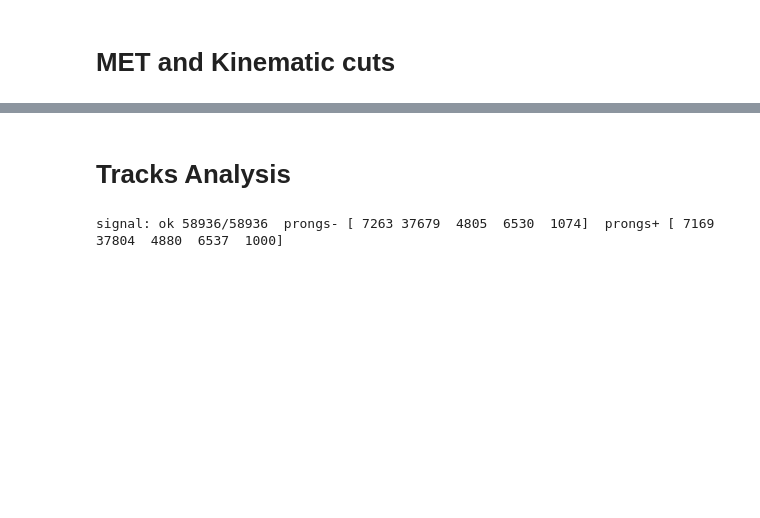
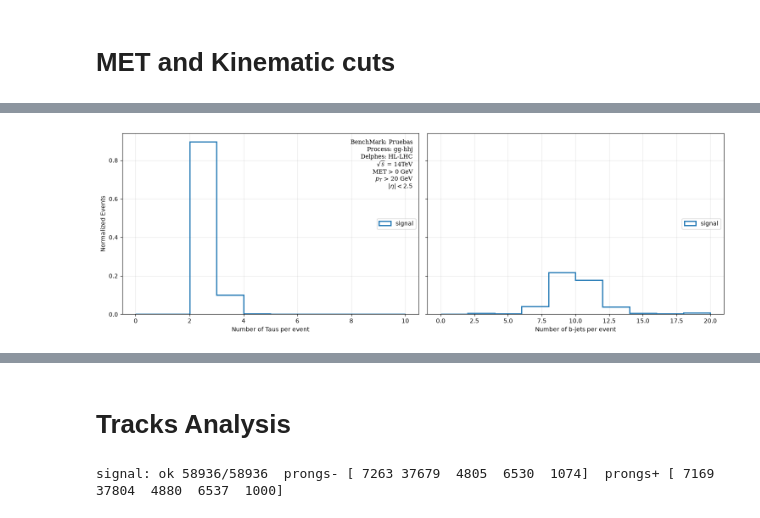
Before and after one commit to Genarobarco/diHiggs-Project, a Jupyter notebook: RecAnalysis/Rec_Onlyfile.ipynb, the cells around one changed output, grey strips where cells are left out. Cells and saved outputs as stored; diff of their text form; code cells hidden in the pictures; blank space fills up the shorter version.

```diff
--- a/RecAnalysis/Rec_Onlyfile.ipynb
+++ b/RecAnalysis/Rec_Onlyfile.ipynb
@@ -306,0 +397,33 @@ jets, tracks, gen = build_objects(all_data, MET_LowerBond, Pre_PT_jet, Pre_eta_j
+# %%
+lim_inf_Ntaus, lim_sup_Ntaus, p_debajo_Ntaus, p_dentro_Ntaus, p_encima_Ntaus = calculo_rangos(0, 10, list(NTaus_gen.values()))
+lim_inf_Nbjets, lim_sup_Nbjets, p_debajo_Nbjets, p_dentro_Nbjets, p_encima_Nbjets = calculo_rangos(0, 20, list(NBjets_gen.values()))
+
+texto_Ntaus = (f"Debajo de {lim_inf_Ntaus} GeV : {p_debajo_Ntaus:.2f}%\n"f"Dentro del rango : {p_dentro_Ntaus:.2f}%\n"f"Encima de {lim_sup_Ntaus} GeV : {p_encima_Ntaus:.2f}%")
+texto_Nbjets = (f"Debajo de {lim_inf_Nbjets} GeV : {p_debajo_Nbjets:.2f}%\n"f"Dentro del rango : {p_dentro_Nbjets:.2f}%\n"f"Encima de {lim_sup_Nbjets} GeV : {p_encima_Nbjets:.2f}%")
+
+kw = dict(bins=10, density=True, histtype="step", linewidth=2)
+
+fig, axes = plt.subplots(1, 2, figsize=(15,5), sharey=True)
+
+axes[0].text(0.98, 0.97, Data_text_ID_jets, transform=axes[0].transAxes,
+        ha="right", va="top", fontsize=10, family="DejaVu Serif")
+
+for key, arr in NTaus_gen.items():
+    axes[0].hist(ak.to_numpy(arr), range=(lim_inf_Ntaus, lim_sup_Ntaus), **kw, label=key)
+
+axes[0].set_xlabel(r"Number of Taus per event")
+axes[0].set_ylabel("Normalized Events")
+axes[0].legend(loc = "center right")
+axes[0].grid(alpha=0.3)
+
+for key, arr in NBjets_gen.items():
+    axes[1].hist(ak.to_numpy(arr), range=(lim_inf_Nbjets, lim_sup_Nbjets), **kw, label=key)
+axes[1].set_xlabel(r"Number of b-jets per event")
+axes[1].legend(loc = "center right")
+axes[1].grid(alpha=0.3)
+
+plt.tight_layout()
+plt.savefig(f"{selected_data_folder_path_truth}/Taus&Bjets_in_events.png", dpi=300)
+plt.show()
+# %% [output]
+[figure, added]
```
Also changed, not shown: parts of 9 cells of this notebook, 7 other files.
